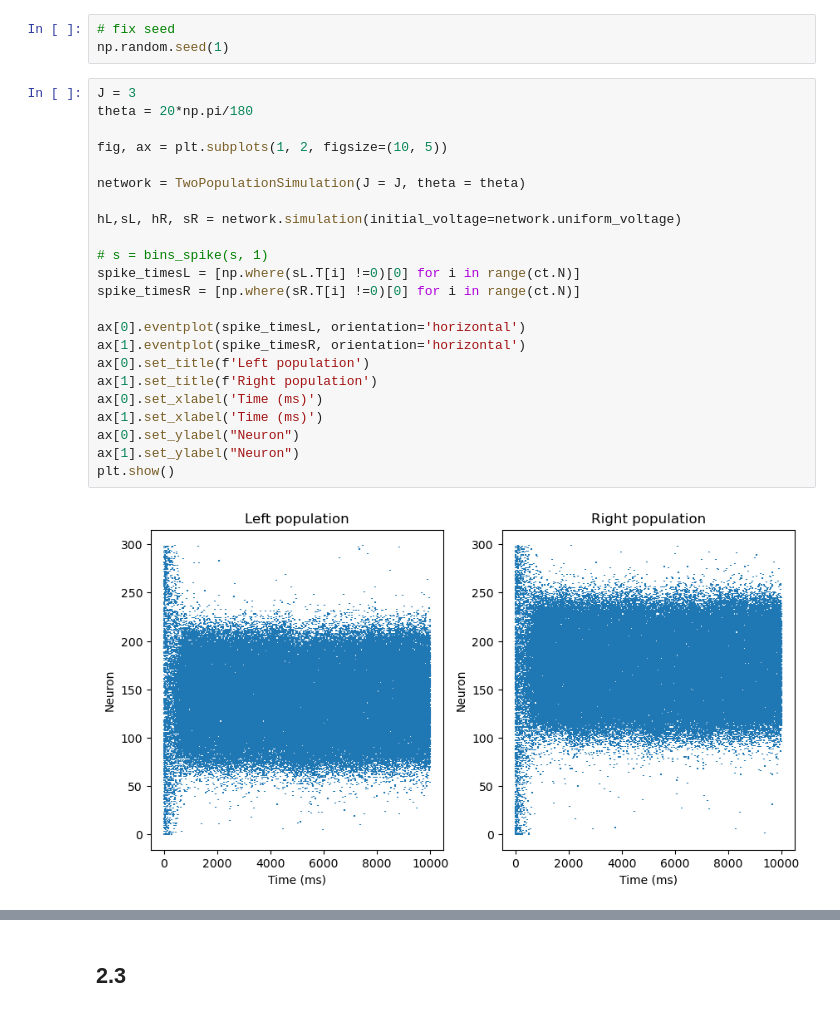
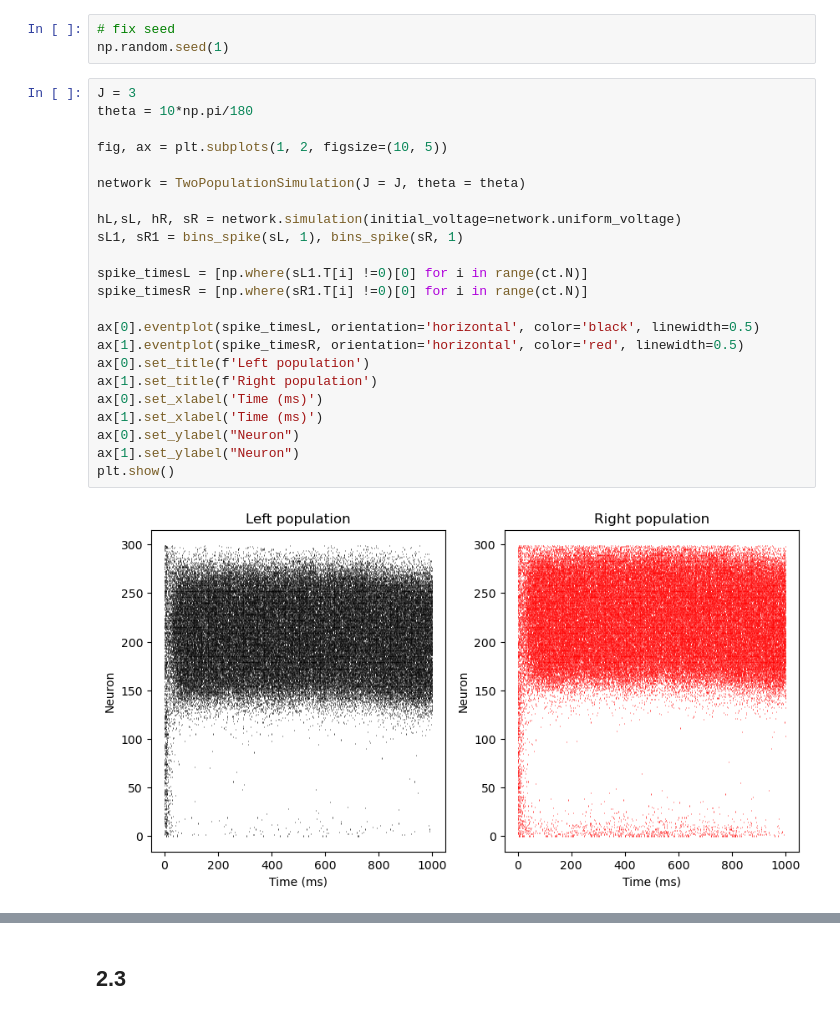
Before and after one commit to CamilleChallier/NX-465-Bump_Attractors, a Jupyter notebook: 2_integration.ipynb, the cells around one changed output, grey strips where cells are left out. Saved outputs shown, nothing was run; the diff lists cells and outputs as text.

Commit message:
optimisation and 2.2 plots

```diff
--- a/2_integration.ipynb
+++ b/2_integration.ipynb
@@ -24,27 +24,27 @@ from simulation import get_bump
 np.random.seed(1)
 # %%
 J = 3
-theta = 20*np.pi/180
+theta = 10*np.pi/180
 
 fig, ax = plt.subplots(1, 2, figsize=(10, 5))
 
 network = TwoPopulationSimulation(J = J, theta = theta)
 
 hL,sL, hR, sR = network.simulation(initial_voltage=network.uniform_voltage)
+sL1, sR1 = bins_spike(sL, 1), bins_spike(sR, 1)
 
-# s = bins_spike(s, 1)
-spike_timesL = [np.where(sL.T[i] !=0)[0] for i in range(ct.N)]
-spike_timesR = [np.where(sR.T[i] !=0)[0] for i in range(ct.N)]
+spike_timesL = [np.where(sL1.T[i] !=0)[0] for i in range(ct.N)]
+spike_timesR = [np.where(sR1.T[i] !=0)[0] for i in range(ct.N)]
 
-ax[0].eventplot(spike_timesL, orientation='horizontal')
-ax[1].eventplot(spike_timesR, orientation='horizontal')
+ax[0].eventplot(spike_timesL, orientation='horizontal', color='black', linewidth=0.5)
+ax[1].eventplot(spike_timesR, orientation='horizontal', color='red', linewidth=0.5)
 ax[0].set_title(f'Left population')
 ax[1].set_title(f'Right population')
 ax[0].set_xlabel('Time (ms)')
 ax[1].set_xlabel('Time (ms)')
 ax[0].set_ylabel("Neuron")
 ax[1].set_ylabel("Neuron")
 plt.show()
 # %% [output]
-[figure, old version]
+[figure, new version]
 # %%
```
Also changed, not shown: parts of 2 cells of this notebook, 1 other file.
